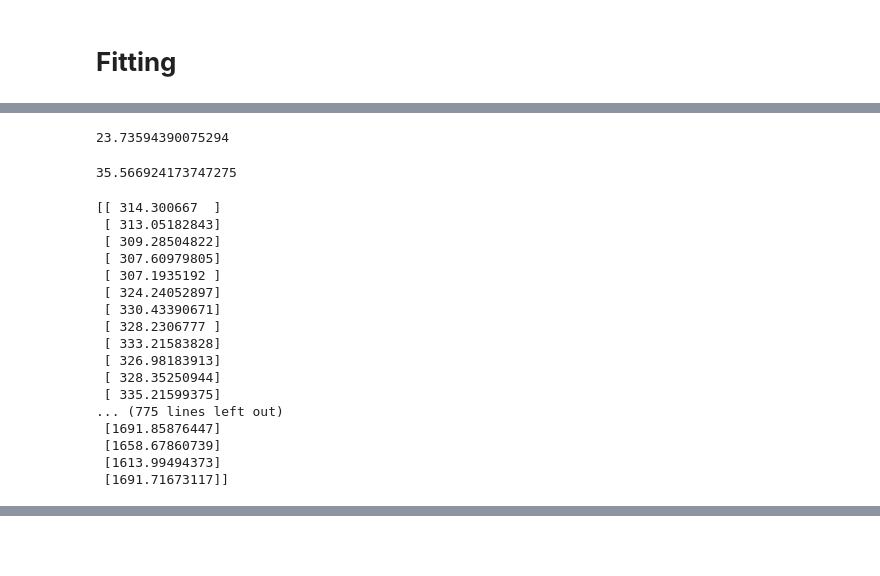
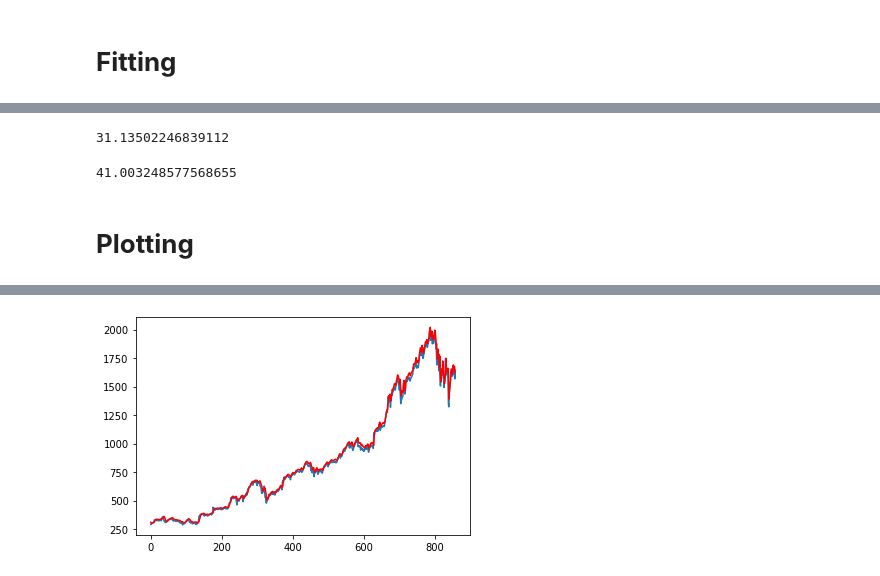
Before and after one commit to alteregoxiv/stockpred, a Jupyter notebook: stockprediction.ipynb, the cells around one changed output, grey strips where cells are left out. Drawn from its saved outputs; the diff is of its cells as text; code cells hidden in the pictures; blank space fills up the shorter version.

Commit message:
Prediction and plotting

```diff
--- a/stockprediction.ipynb
+++ b/stockprediction.ipynb
@@ -199,5 +199,5 @@ _________________________________________________________________
 # %% [markdown]
 # **Fitting**
 # %%
-model.fit(xtrain , ytrain , validation_data=(xtest , ytest) , epochs=300 , batch_size=64 , verbose=1)
+model.fit(xtrain , ytrain , validation_data=(xtest , ytest) , epochs=200 , batch_size=64 , verbose=1)
 # %% [output]
@@ -245,28 +245,19 @@ test_predict = sc.inverse_transform(testpredict)
 # %%
 sqrt(mean_squared_error(y_train , train_predict))
 # %% [output]
-23.73594390075294
+31.13502246839112
 # %%
 sqrt(mean_squared_error(y_test , test_predict))
 # %% [output]
-35.566924173747275
+41.003248577568655
-# %%
-print(y_train)
-# %% [output]
-[[ 314.300667  ]
- [ 313.05182843]
- [ 309.28504822]
- [ 307.60979805]
- [ 307.1935192 ]
- [ 324.24052897]
- [ 330.43390671]
- [ 328.2306777 ]
- [ 333.21583828]
- [ 326.98183913]
- [ 328.35250944]
- [ 335.21599375]
-... (775 lines left out)
- [1691.85876447]
- [1658.67860739]
- [1613.99494373]
- [1691.71673117]]
+# %% [markdown]
+# **Plotting**
+# %%
+from google.colab import files
+
+plt.plot(y_train)
+plt.plot(train_predict , c='red')
+plt.savefig("trainprediction.png")
+
+files.download("trainprediction.png")
+# %% [output]
@@ -272,0 +266 @@ print(y_train)
+[figure, added]
```
Also changed, not shown: parts of 8 cells of this notebook.
